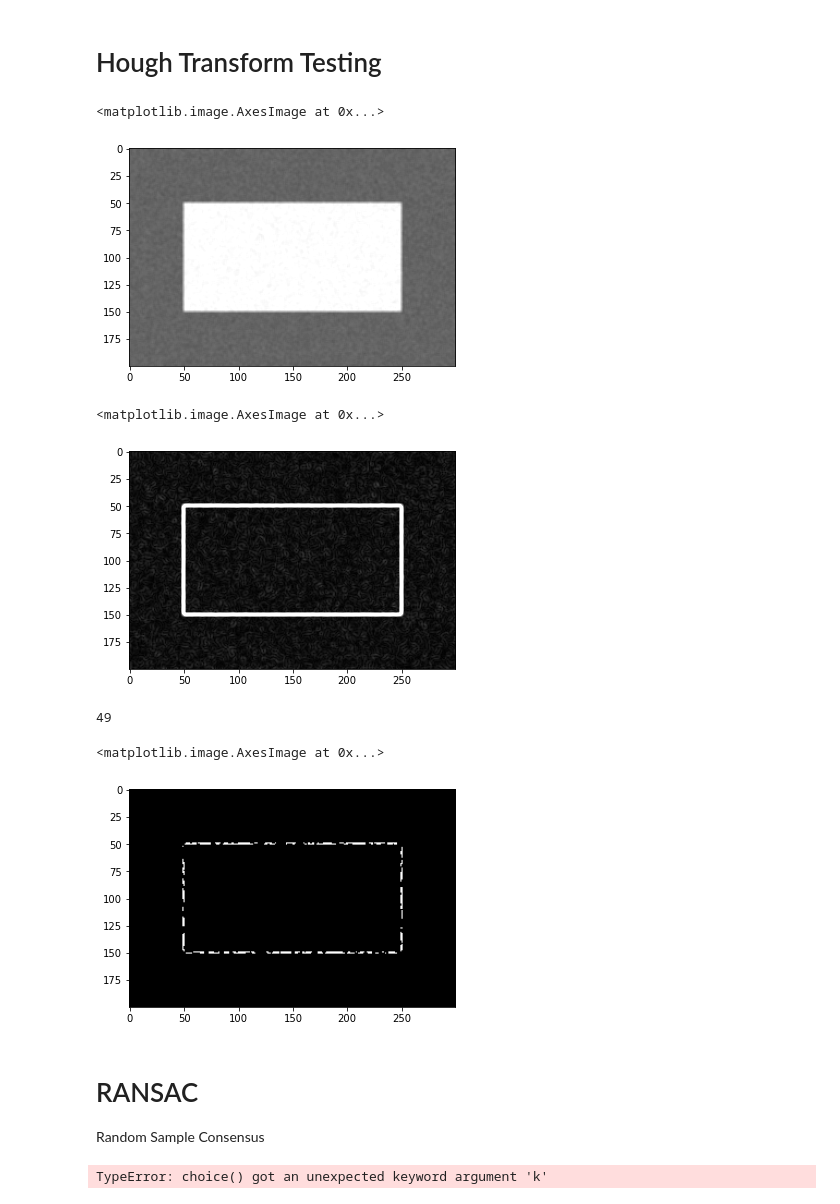
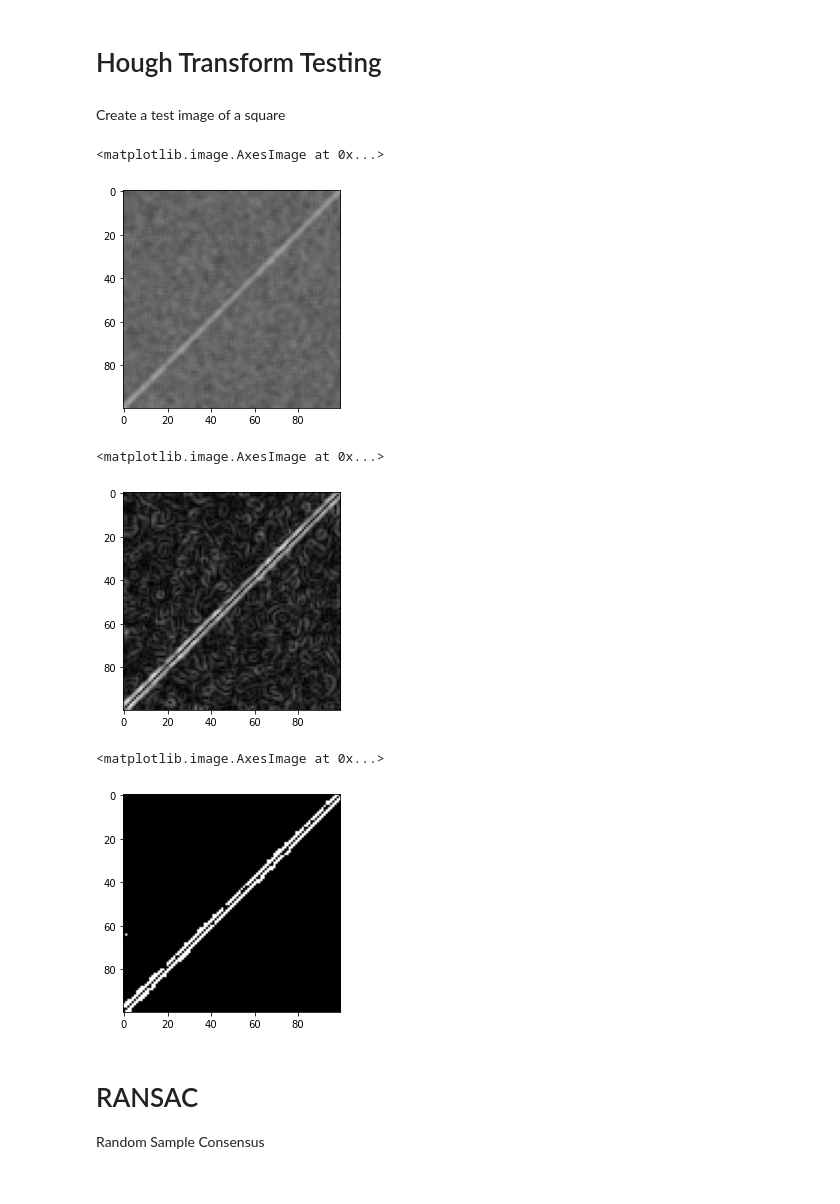
Before and after one commit to Tsmorz/computer-vision, a Jupyter notebook: Project 2/CV Project 2.ipynb, the cells around one changed output. Saved outputs shown, nothing was run; the diff lists cells and outputs as text; code cells hidden in the pictures.

```diff
--- a/Project 2/CV Project 2.ipynb
+++ b/Project 2/CV Project 2.ipynb
@@ -37,27 +37,30 @@ def linear2hough(lines):
             rho = -lines[i,2]/lines[i,0]
         rhotheta[i,:] = [rho, theta]
     return rhotheta
+# %% [markdown]
+Create a test image of a square
 # %%
 # Create image with lines
-r = 200
-c = 300
-image = 100*np.ones([200,300])
-image[50:-50,50:-50] = 255
+r = 100
+c = 100
+image = 100*np.ones([r,c])
+line = 155*np.eye(r)
+image = np.fliplr(image+line)
 
 # Add noise to the image
-sigma = 10
+sigma = 20
 mean = 0
 noise = sigma*np.random.randn(r,c) + mean
 image = image+noise
 plt.imshow(image, cmap='gray', vmin=0, vmax=255)
 
 # Smooth the image
 box = np.ones([3,3])/9
 image = nd.convolve(image,box)
 plt.imshow(image, cmap='gray', vmin=0, vmax=255)
 # %% [output]
 <matplotlib.image.AxesImage at 0x...>
-[figure, old version]
+[figure, new version]
 # %%
 # Find the edges
 sobelx = np.array([[1,0,-1],
@@ -74,18 +77,17 @@ mag = np.sqrt(Ix**2+Iy**2)
 plt.imshow(mag, cmap='gray', vmin=0, vmax=255)
 # %% [output]
 <matplotlib.image.AxesImage at 0x...>
-[figure, old version]
+[figure, new version]
 # %%
 # Submax supression
-threshold = 0.90
-edgels = 1*( mag >= threshold*np.amax(mag) )
-xy = np.where(mag >= threshold*np.amax(mag))
-print(xy[0][0])
-plt.imshow(edgels, cmap='gray')
+threshold = 0.5
+mask = 1*( mag >= threshold*np.amax(mag) )
+edgels = np.where(mag >= threshold*np.amax(mag))
+edgels = np.array(edgels).T
+plt.imshow(mask, cmap='gray')
 # %% [output]
-49
+<matplotlib.image.AxesImage at 0x...>
-<matplotlib.image.AxesImage at 0x...>
-[figure, old version]
+[figure, new version]
 # %% [markdown]
 # RANSAC
 Random Sample Consensus
@@ -109,5 +141 @@ def RANSAC(data,model):
     return bestFit
-# %%
-RANSAC(edgels,2)
-# %% [output]
-TypeError: choice() got an unexpected keyword argument 'k'
```
Also changed, not shown: parts of 4 cells of this notebook.
